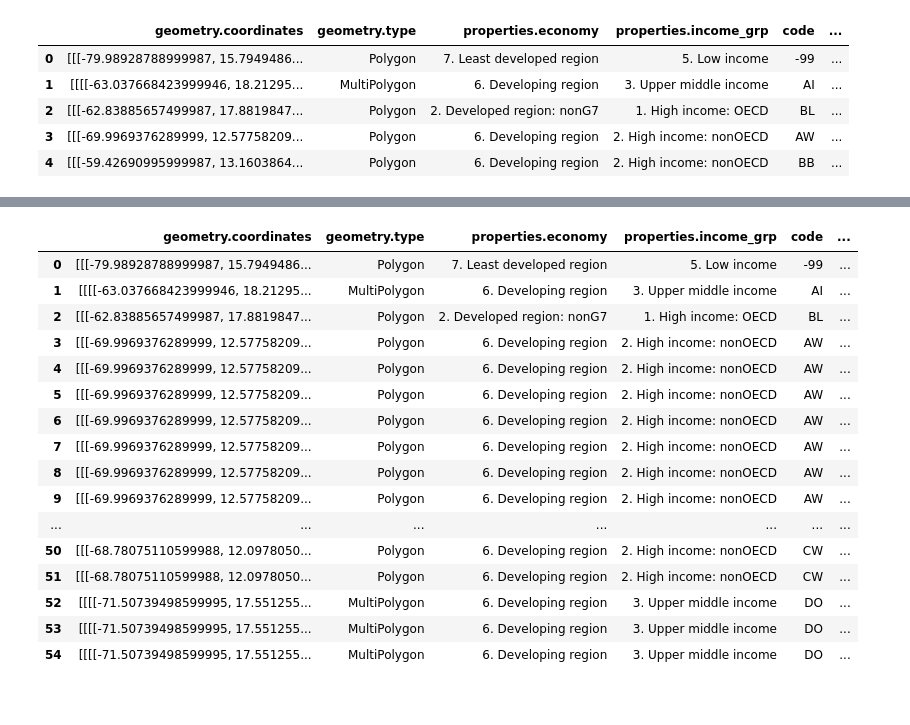
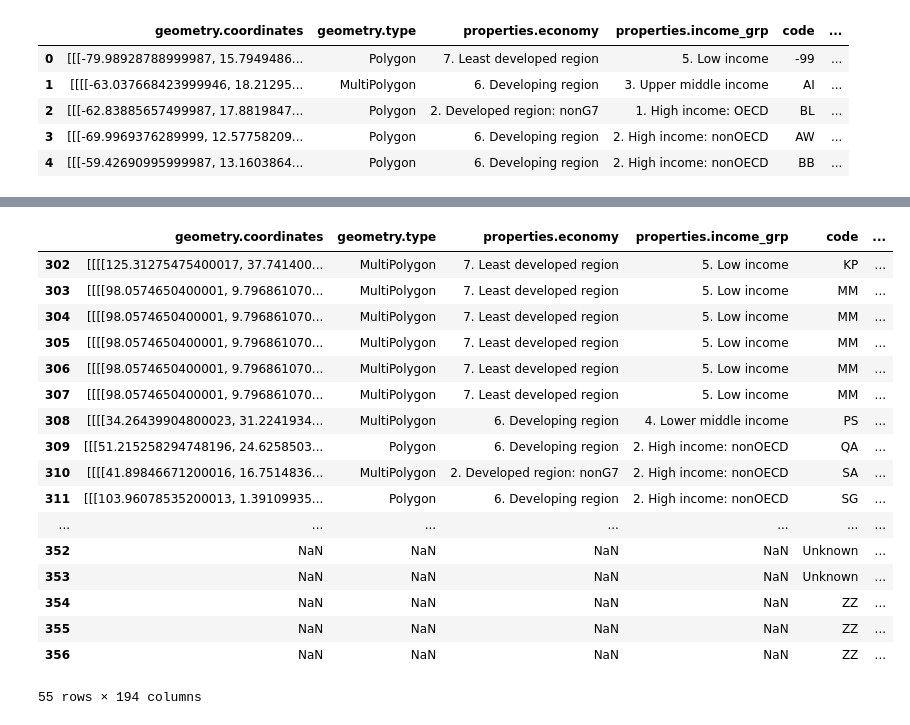
Before and after one commit to benieevelyne/Project2_Neurath, a Jupyter notebook: DataSets/BigMerge.ipynb, the cells around one changed output, grey strips where cells are left out. Drawn from its saved outputs; the diff is of its cells as text; code cells hidden in the pictures.

Commit message:
Transposed and Prepped files for merge, still NaN Values

```diff
--- a/DataSets/BigMerge.ipynb
+++ b/DataSets/BigMerge.ipynb
@@ -62,0 +202,5 @@ trafficking.tail()
+# %%
+FinalTrafficking = pandas.concat([FinalTotals, traffickingCounts], axis=1, join='outer')
+
+FinalTrafficking = FinalTrafficking.reset_index().rename(columns={'citizenship': 'code'})
+FinalTrafficking.head()
@@ -67,6 +300,7 @@ gdp = gdp.rename(columns={'Code':'code'})
 gdp['code'] = gdp['code'].apply(str)
 gdp = gdp.replace('..', -99)
 gdp['GDP'] = gdp['GDP'].apply(float)
+gdp = gdp.rename(columns={'GDP':'GDP(ppp)'})
 # gdp.dtypes
-gdp.head(25)
+gdp.head(5)
 # %% [output]
@@ -194,7 +337,8 @@ TraffickedWithGdp.tail(25)
 
     return color
 # %%
-for index,row in gdp.iterrows():
-    gdp['color'] = gdp['GDP'].apply(colorPick)
-gdp.head(15)
+# for index,row in gdp.iterrows():
+#     gdp['color'] = gdp['GDP(ppp)'].apply(colorPick)
+# gdp.head(5)
+gdp[gdp['code']=='US']
 # %% [output]
@@ -216,0 +357,3 @@ gdp.head(15)
+# %%
+TraffickedWithGdp = pandas.merge(FinalTrafficking,gdp, on=['code', 'Year'], how='left').sort_values('code')
+TraffickedWithGdp.head(5)
@@ -217,21 +368,22 @@ gdp.head(15)
 # %%
-traffickedGDPglobe = globe.merge(TraffickedWithGdp, on="code", how='left')
-traffickedGDPglobe.head(55)
+traffickedGDPglobe = pandas.merge(globe, TraffickedWithGdp, on=['code'], how='outer')
+traffickedGDPglobe.tail(55)
 # %% [output]
 |  | geometry.coordinates | geometry.type | properties.economy | properties.income_grp | code | ... |
-| 0 | [[[-79.98928788999987, 15.7949486... | Polygon | 7. Least developed region | 5. Low income | -99 | ... |
-| 1 | [[[[-63.037668423999946, 18.21295... | MultiPolygon | 6. Developing region | 3. Upper middle income | AI | ... |
-| 2 | [[[-62.83885657499987, 17.8819847... | Polygon | 2. Developed region: nonG7 | 1. High income: OECD | BL | ... |
-| 3 | [[[-69.9969376289999, 12.57758209... | Polygon | 6. Developing region | 2. High income: nonOECD | AW | ... |
-| 4 | [[[-69.9969376289999, 12.57758209... | Polygon | 6. Developing region | 2. High income: nonOECD | AW | ... |
-| 5 | [[[-69.9969376289999, 12.57758209... | Polygon | 6. Developing region | 2. High income: nonOECD | AW | ... |
-| 6 | [[[-69.9969376289999, 12.57758209... | Polygon | 6. Developing region | 2. High income: nonOECD | AW | ... |
-| 7 | [[[-69.9969376289999, 12.57758209... | Polygon | 6. Developing region | 2. High income: nonOECD | AW | ... |
-| 8 | [[[-69.9969376289999, 12.57758209... | Polygon | 6. Developing region | 2. High income: nonOECD | AW | ... |
-| 9 | [[[-69.9969376289999, 12.57758209... | Polygon | 6. Developing region | 2. High income: nonOECD | AW | ... |
+| 302 | [[[[125.31275475400017, 37.741400... | MultiPolygon | 7. Least developed region | 5. Low income | KP | ... |
+| 303 | [[[[98.0574650400001, 9.796861070... | MultiPolygon | 7. Least developed region | 5. Low income | MM | ... |
+| 304 | [[[[98.0574650400001, 9.796861070... | MultiPolygon | 7. Least developed region | 5. Low income | MM | ... |
+| 305 | [[[[98.0574650400001, 9.796861070... | MultiPolygon | 7. Least developed region | 5. Low income | MM | ... |
+| 306 | [[[[98.0574650400001, 9.796861070... | MultiPolygon | 7. Least developed region | 5. Low income | MM | ... |
+| 307 | [[[[98.0574650400001, 9.796861070... | MultiPolygon | 7. Least developed region | 5. Low income | MM | ... |
+| 308 | [[[[34.26439904800023, 31.2241934... | MultiPolygon | 6. Developing region | 4. Lower middle income | PS | ... |
+| 309 | [[[51.215258294748196, 24.6258503... | Polygon | 6. Developing region | 2. High income: nonOECD | QA | ... |
+| 310 | [[[[41.89846671200016, 16.7514836... | MultiPolygon | 2. Developed region: nonG7 | 2. High income: nonOECD | SA | ... |
+| 311 | [[[103.96078535200013, 1.39109935... | Polygon | 6. Developing region | 2. High income: nonOECD | SG | ... |
 | ... | ... | ... | ... | ... | ... | ... |
-| 50 | [[[-68.78075110599988, 12.0978050... | Polygon | 6. Developing region | 2. High income: nonOECD | CW | ... |
-| 51 | [[[-68.78075110599988, 12.0978050... | Polygon | 6. Developing region | 2. High income: nonOECD | CW | ... |
-| 52 | [[[[-71.50739498599995, 17.551255... | MultiPolygon | 6. Developing region | 3. Upper middle income | DO | ... |
-| 53 | [[[[-71.50739498599995, 17.551255... | MultiPolygon | 6. Developing region | 3. Upper middle income | DO | ... |
-| 54 | [[[[-71.50739498599995, 17.551255... | MultiPolygon | 6. Developing region | 3. Upper middle income | DO | ... |
+| 352 | NaN | NaN | NaN | NaN | Unknown | ... |
+| 353 | NaN | NaN | NaN | NaN | Unknown | ... |
+| 354 | NaN | NaN | NaN | NaN | ZZ | ... |
+| 355 | NaN | NaN | NaN | NaN | ZZ | ... |
+| 356 | NaN | NaN | NaN | NaN | ZZ | ... |
+55 rows × 194 columns
```
Also changed, not shown: parts of 23 cells of this notebook, 3 other files.
